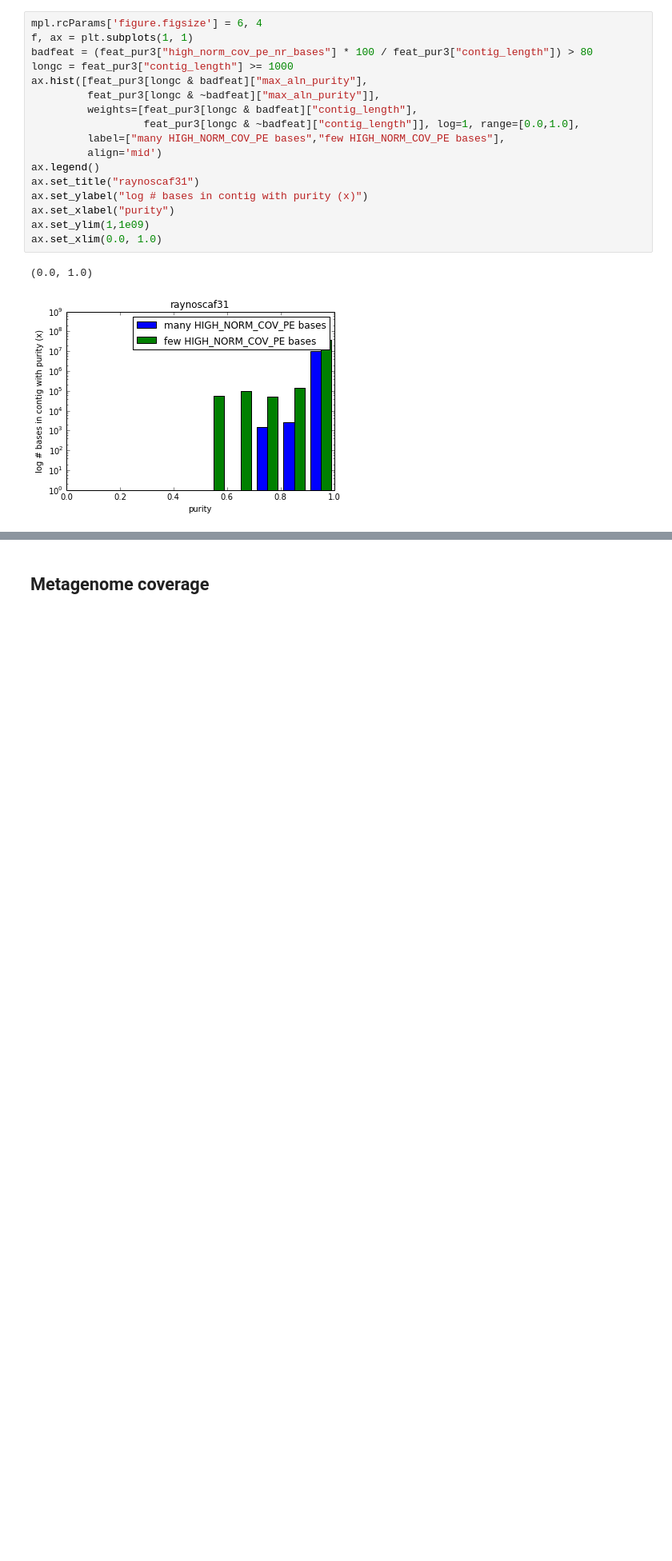
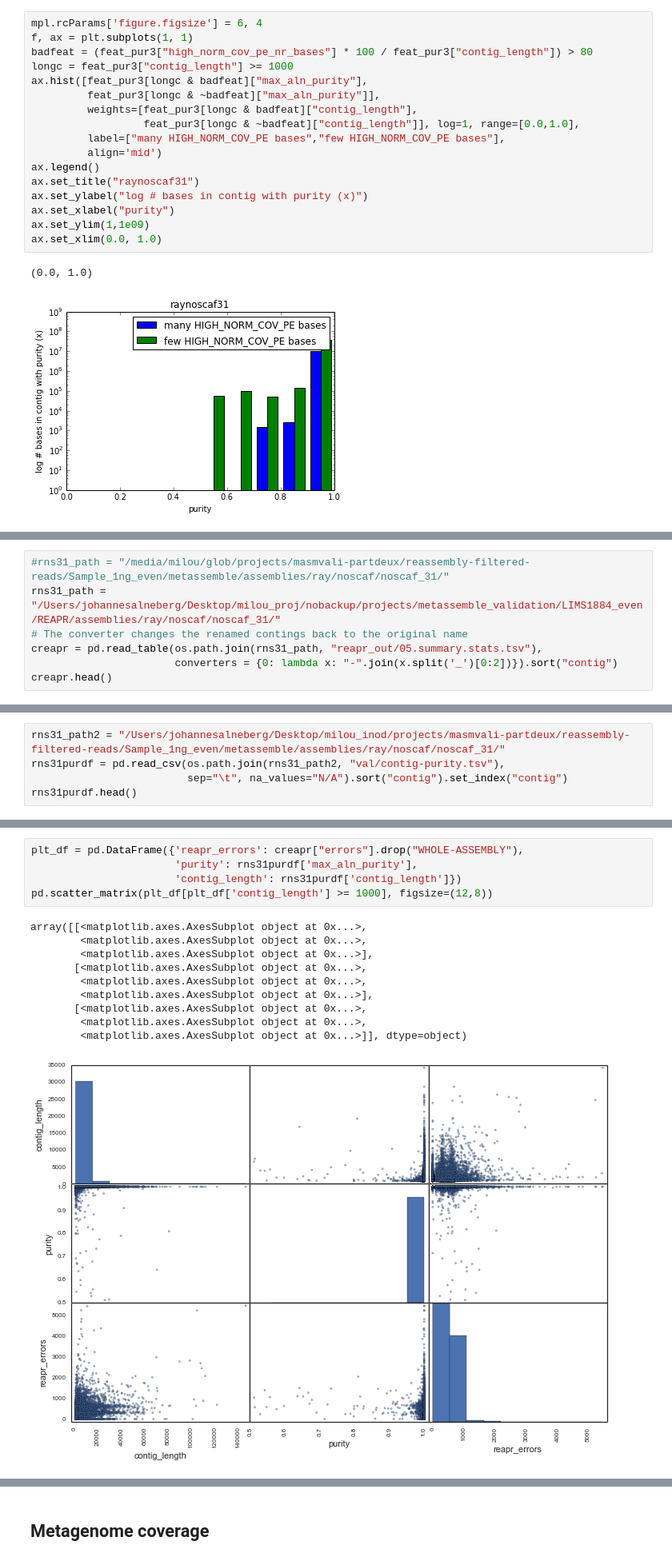
Before and after one commit to alneberg/masmvali-publication, a Jupyter notebook: notebooks/LIMS1884-filtered-pairs-assemblies-2.ipynb, the cells around one changed output, grey strips where cells are left out. Shown at 80% size. Saved outputs shown, nothing was run; the diff lists cells and outputs as text; blank space fills up the shorter version.

Commit message:
Added some reapr results

```diff
--- a/notebooks/LIMS1884-filtered-pairs-assemblies-2.ipynb
+++ b/notebooks/LIMS1884-filtered-pairs-assemblies-2.ipynb
@@ -346,0 +349,7 @@ ax.set_xlim(0.0, 1.0)
+# %%
+#rns31_path = "/media/milou/glob/projects/masmvali-partdeux/reassembly-filtered-reads/Sample_1ng_even/metassemble/assemblies/ray/noscaf/noscaf_31/"
+rns31_path = "/Users/johannesalneberg/Desktop/milou_proj/nobackup/projects/metassemble_validation/LIMS1884_even/REAPR/assemblies/ray/noscaf/noscaf_31/"
+# The converter changes the renamed contings back to the original name
+creapr = pd.read_table(os.path.join(rns31_path, "reapr_out/05.summary.stats.tsv"),
+                       converters = {0: lambda x: "-".join(x.split('_')[0:2])}).sort("contig")
+creapr.head()
@@ -346,0 +364,5 @@ ax.set_xlim(0.0, 1.0)
+# %%
+rns31_path2 = "/Users/johannesalneberg/Desktop/milou_inod/projects/masmvali-partdeux/reassembly-filtered-reads/Sample_1ng_even/metassemble/assemblies/ray/noscaf/noscaf_31/"
+rns31purdf = pd.read_csv(os.path.join(rns31_path2, "val/contig-purity.tsv"),
+                         sep="\t", na_values="N/A").sort("contig").set_index("contig")
+rns31purdf.head()
@@ -346,0 +378,16 @@ ax.set_xlim(0.0, 1.0)
+# %%
+plt_df = pd.DataFrame({'reapr_errors': creapr["errors"].drop("WHOLE-ASSEMBLY"),
+                       'purity': rns31purdf['max_aln_purity'],
+                       'contig_length': rns31purdf['contig_length']})
+pd.scatter_matrix(plt_df[plt_df['contig_length'] >= 1000], figsize=(12,8))
+# %% [output]
+array([[<matplotlib.axes.AxesSubplot object at 0x...>,
+        <matplotlib.axes.AxesSubplot object at 0x...>,
+        <matplotlib.axes.AxesSubplot object at 0x...>],
+       [<matplotlib.axes.AxesSubplot object at 0x...>,
+        <matplotlib.axes.AxesSubplot object at 0x...>,
+        <matplotlib.axes.AxesSubplot object at 0x...>],
+       [<matplotlib.axes.AxesSubplot object at 0x...>,
+        <matplotlib.axes.AxesSubplot object at 0x...>,
+        <matplotlib.axes.AxesSubplot object at 0x...>]], dtype=object)
+[figure, added]
```
Also changed, not shown: parts of 6 cells of this notebook.
